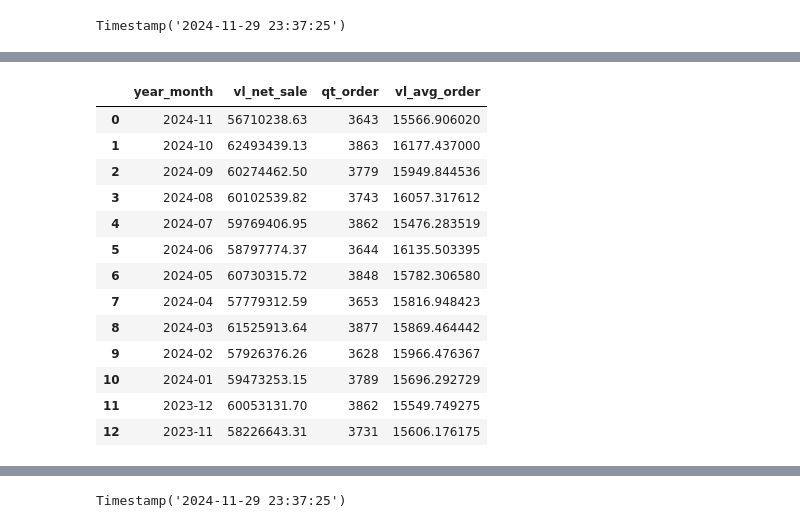
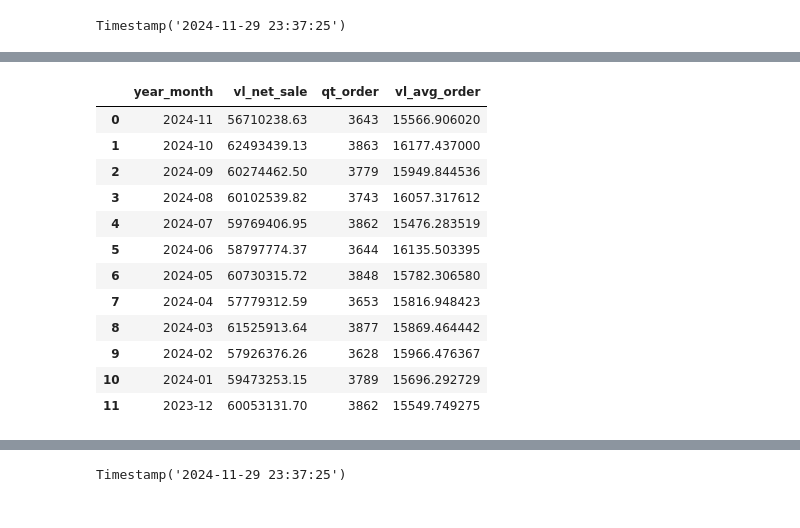
Before and after one commit to bvlp06/Data-Engineering-26, a Jupyter notebook: notebook/modelo_teste.ipynb, the cells around one changed output, grey strips where cells are left out. Cells and saved outputs as stored; diff of their text form; code cells hidden in the pictures.

```diff
--- a/notebook/modelo_teste.ipynb
+++ b/notebook/modelo_teste.ipynb
@@ -85,34 +109,33 @@ WITH order_his AS (
     ) WHERE row_number = 1
 )
 --select * from order_his
 
 SELECT
     strftime('%Y-%m', dt_order) AS year_month
 ,   SUM(vl_net_sale) AS vl_net_sale
 ,   COUNT(cd_order) AS qt_order
 ,   AVG(vl_net_sale) AS vl_avg_order
 FROM order_his
 WHERE 1=1
-  AND ds_status IN ('completed', 'delivered')
-  AND dt_order >= '{dt_start.strftime('%Y-%m-%d')}'
-GROUP BY strftime('%Y-%m', dt_order)
+  AND ds_status IN ('completed', 'delivered') --apenas pedidos concluídos ou entregues
+  AND dt_order >= '{dt_start.strftime('%Y-%m-%d')}' --apenas pedidos a partir do dia 1 de 12 meses atrás
+GROUP BY strftime('%Y-%m', dt_order) -- agrupando por ano e mês
 ORDER BY year_month DESC
 """
 
 resultado_desafio1 = pysqldf(query)
 resultado_desafio1
 # %% [output]
 |  | year_month | vl_net_sale | qt_order | vl_avg_order |
 | 0 | 2024-11 | 56710238.63 | 3643 | 15566.906020 |
 | 1 | 2024-10 | 62493439.13 | 3863 | 16177.437000 |
 | 2 | 2024-09 | 60274462.50 | 3779 | 15949.844536 |
 | 3 | 2024-08 | 60102539.82 | 3743 | 16057.317612 |
 | 4 | 2024-07 | 59769406.95 | 3862 | 15476.283519 |
 | 5 | 2024-06 | 58797774.37 | 3644 | 16135.503395 |
 | 6 | 2024-05 | 60730315.72 | 3848 | 15782.306580 |
 | 7 | 2024-04 | 57779312.59 | 3653 | 15816.948423 |
 | 8 | 2024-03 | 61525913.64 | 3877 | 15869.464442 |
 | 9 | 2024-02 | 57926376.26 | 3628 | 15966.476367 |
 | 10 | 2024-01 | 59473253.15 | 3789 | 15696.292729 |
 | 11 | 2023-12 | 60053131.70 | 3862 | 15549.749275 |
-| 12 | 2023-11 | 58226643.31 | 3731 | 15606.176175 |
```
Also changed, not shown: parts of 18 cells of this notebook, 2 other files.
